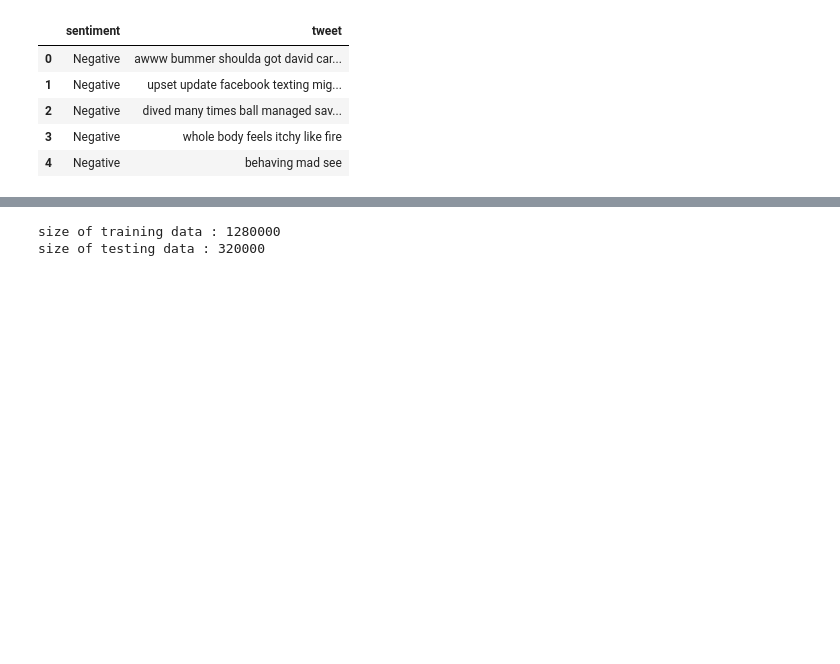
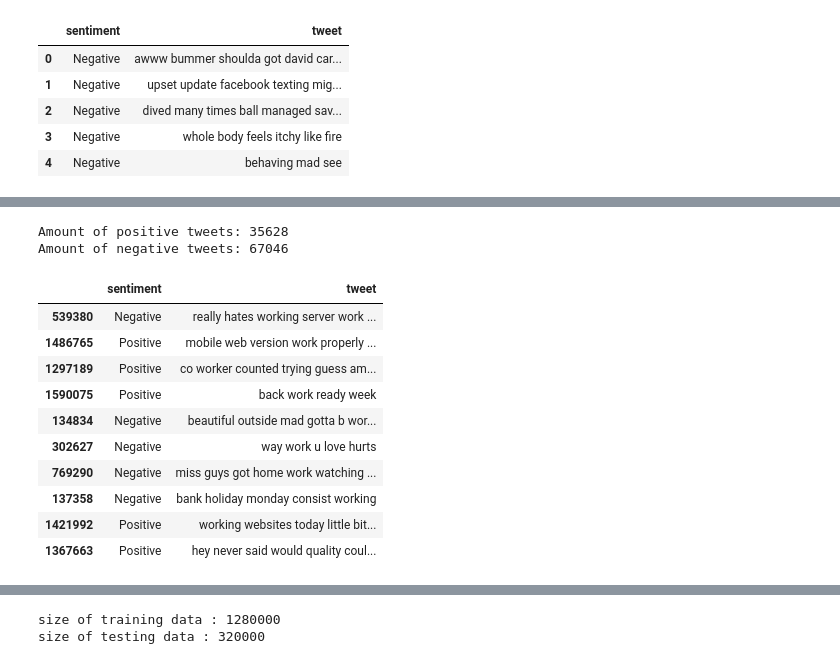
Before and after one commit to hallowerised/Twitter-Sentiment-Analysis, a Jupyter notebook: twitter-sentiment-analysis.ipynb, the cells around one changed output, grey strips where cells are left out. Cells and saved outputs as stored; diff of their text form; code cells hidden in the pictures; blank space fills up the shorter version.

```diff
--- a/twitter-sentiment-analysis.ipynb
+++ b/twitter-sentiment-analysis.ipynb
@@ -192,3 +198,24 @@ Amount of negative tweets: 11506
+# %%
+searchWords = '|'.join(['job', 'work', 'weekday', 'commute'])
+filtered1 = data[data['tweet'].str.contains(searchWords, case=False)]
+print("Amount of positive tweets:", filtered1['sentiment'].value_counts()['Positive'])
+print("Amount of negative tweets:", filtered1['sentiment'].value_counts()['Negative'])
+pd.set_option('display.max_colwidth', 0)
+filtered1.head(10)
+# %% [output]
+Amount of positive tweets: 35628
+Amount of negative tweets: 67046
+|  | sentiment | tweet |
+| 539380 | Negative | really hates working server work ... |
+| 1486765 | Positive | mobile web version work properly ... |
+| 1297189 | Positive | co worker counted trying guess am... |
+| 1590075 | Positive | back work ready week |
+| 134834 | Negative | beautiful outside mad gotta b wor... |
+| 302627 | Negative | way work u love hurts |
+| 769290 | Negative | miss guys got home work watching ... |
+| 137358 | Negative | bank holiday monday consist working |
+| 1421992 | Positive | working websites today little bit... |
+| 1367663 | Positive | hey never said would quality coul... |
 # %%
 searchWords = '|'.join(['Obama', 'Trump', 'politics', 'president', 'election'])
 filtered2 = data[data['tweet'].str.contains(searchWords, case=False)]
```
Also changed, not shown: parts of 48 cells of this notebook.
